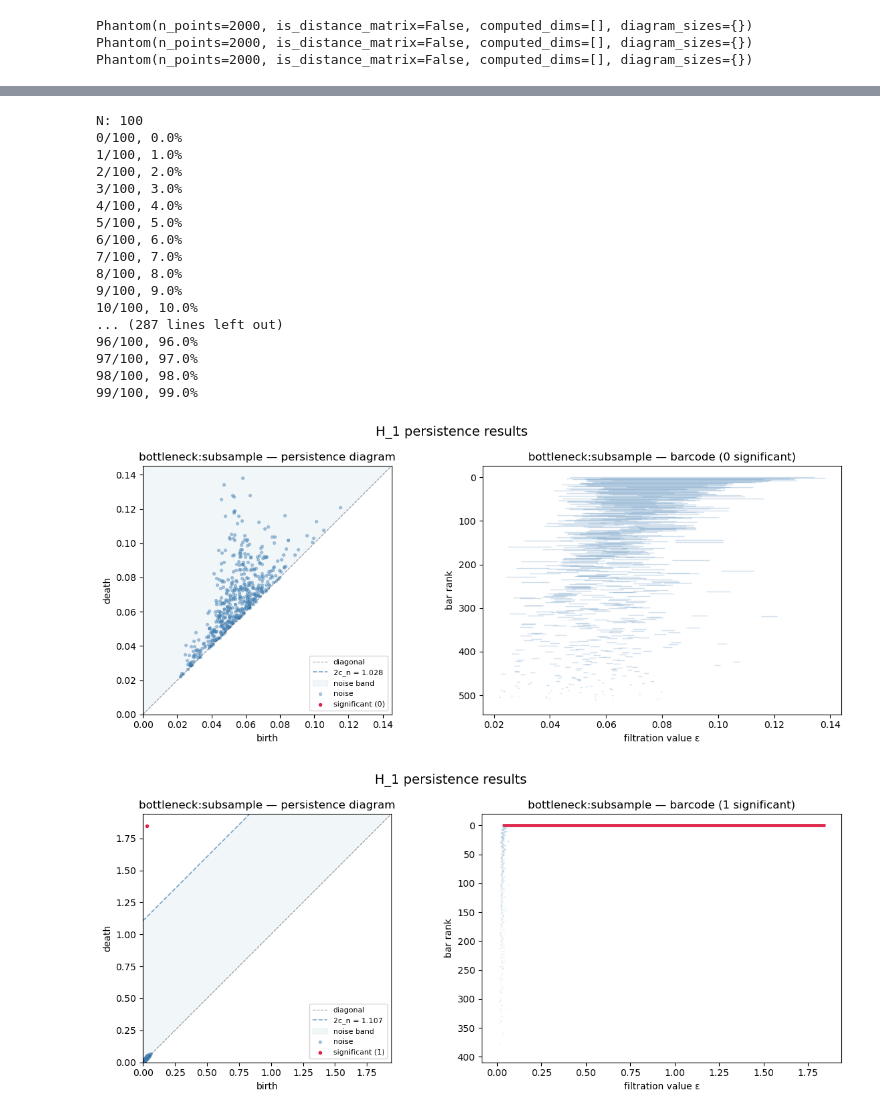
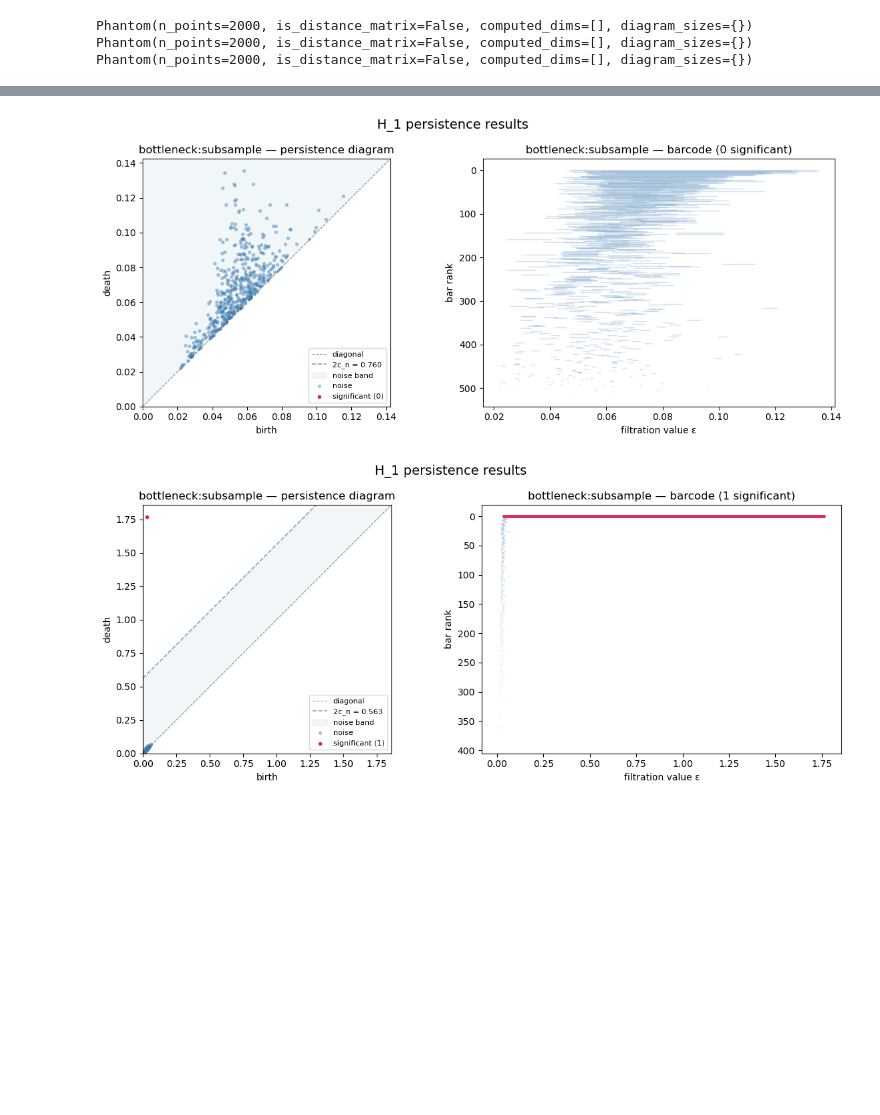
Before and after one commit to SherllyNeo/TDA-PHANTOM, a Jupyter notebook: examples/bottleneck_hypothesis_test.ipynb, the cells around one changed output, grey strips where cells are left out. Drawn from its saved outputs; the diff is of its cells as text; code cells hidden in the pictures; blank space fills up the shorter version.

```diff
--- a/examples/bottleneck_hypothesis_test.ipynb
+++ b/examples/bottleneck_hypothesis_test.ipynb
@@ -88,32 +88,15 @@ phantom_torus.display_dgms()
 [figure]
 # %%
-alpha = 0.01
+alpha = 0.5
 method = ["bottleneck"]
 results_disk   = phantom_disk.hypothesis_test(alpha=alpha,methods=method)
 results_circle = phantom_circle.hypothesis_test(alpha=alpha,methods=method)
 results_torus  = phantom_torus.hypothesis_test(alpha=alpha,methods=method)
 
 phantom_disk.display_results()
 phantom_circle.display_results()
 phantom_torus.display_results()
 # %% [output]
-N: 100
-0/100, 0.0%
-1/100, 1.0%
-2/100, 2.0%
-3/100, 3.0%
-4/100, 4.0%
-5/100, 5.0%
-6/100, 6.0%
-7/100, 7.0%
-8/100, 8.0%
-9/100, 9.0%
-10/100, 10.0%
-... (287 lines left out)
-96/100, 96.0%
-97/100, 97.0%
-98/100, 98.0%
-99/100, 99.0%
-[figure, old version]
+[figure, new version]
-[figure, old version]
+[figure, new version]
 [figure]
```
Also changed, not shown: parts of 2 cells of this notebook, 1 other file.
